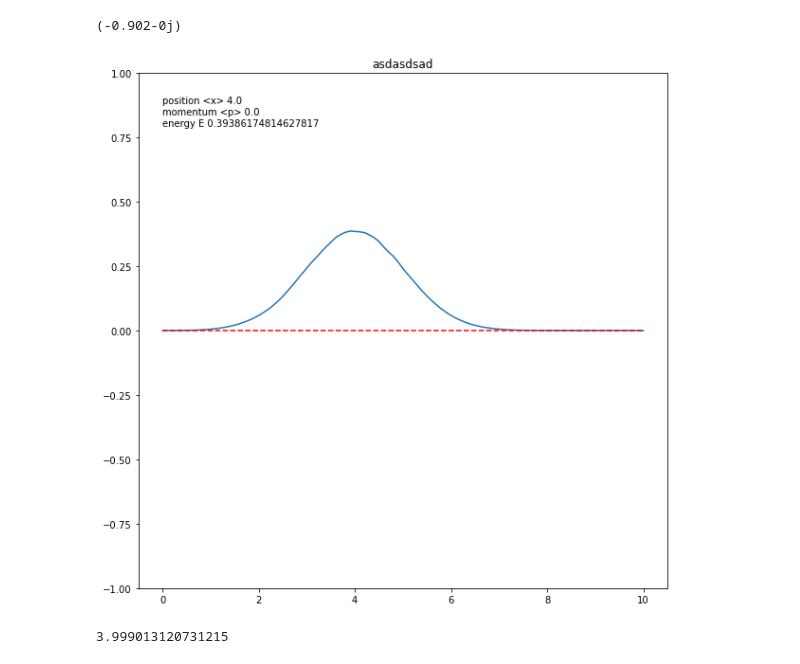
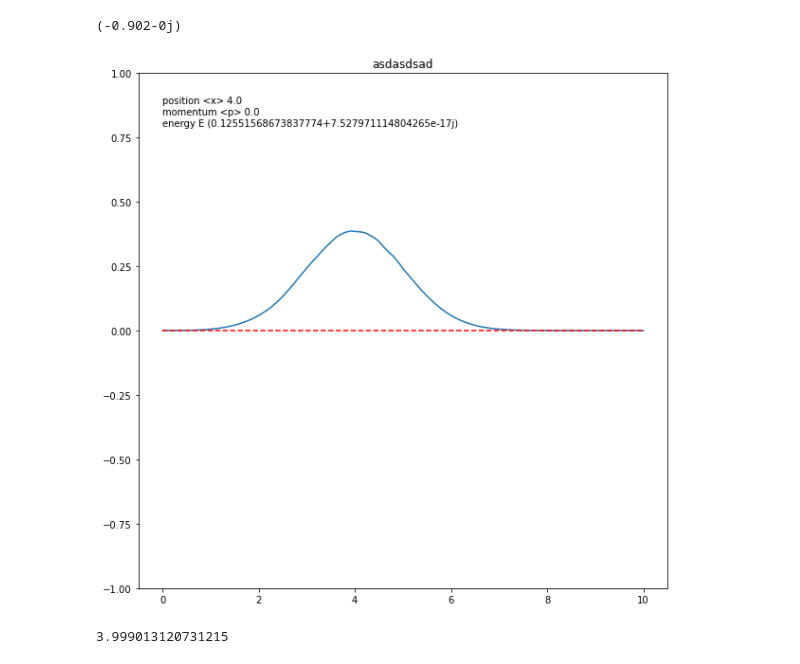
Before and after one commit to sushiTonpai/schrodinger, a Jupyter notebook: Time-dependent schrodinger in 1D.ipynb, the cells around one changed output. Saved outputs shown, nothing was run; the diff lists cells and outputs as text; code cells hidden in the pictures.

Commit message:
Fix energy

```diff
--- a/Time-dependent schrodinger in 1D.ipynb
+++ b/Time-dependent schrodinger in 1D.ipynb
@@ -229,7 +230,7 @@ import os
 psi_mm = psi_m00
 
 #calculate E
-E = get_e(psi_mm)
+# E = get_e(psi_mm)
 
 
 fig,ax = plt.subplots(figsize  = (10,10))
@@ -241,38 +242,38 @@ def text_pos(sframe):
     return f'position <x> {round(get_position(psi_mm[sframe,:]),3).real}'
 def text_momentum(sframe):
     return f'momentum <p> {round(get_momentum(psi_mm[sframe,:]),3).real}'
-def text_energy():
-    return f'energy E {E}'
-txt = ax.text(0 , 0.85 ,f'{text_pos(0)} \n{text_momentum(0)} \n{text_energy()}', ha='left', va='center', fontsize=10, color="black")
+def text_energy(sframe):
+    return f'energy E {get_e(psi_mm[sframe,:],V0)}'
+txt = ax.text(0 , 0.85 ,f'{text_pos(0)} \n{text_momentum(0)} \n{text_energy(0)}', ha='left', va='center', fontsize=10, color="black")
 plt.title(title)
 plt.ylim(-1,1)
 
 # function update 1d wave over time
 def update(frame):
     line.set_ydata(density(psi_mm[50 * frame,:]))
-    txt.set_text(f'{text_pos(50*frame)} \n{text_momentum(50*frame)} \n{text_energy()}')
+    txt.set_text(f'{text_pos(50*frame)} \n{text_momentum(50*frame)} \n{text_energy(50 * frame)}')
     return line, txt,
 
 
 
 #number of frames
 nframes = len(psi_mm) // 50
 
 ani = FuncAnimation(fig,update, frames = nframes, interval = 1, blit = True)
 
 
 # save animation
 file_format = 'gif'
 file_name = f'1D TDSE v1 {title}'
 
 directory = '/Users/Admin/Desktop/senior/animation'
 output_file = os.path.join(directory, f'{file_name}.{file_format}')
 
 ani.save(output_file, writer='pillow', fps=15)
 
 plt.show()
 # %% [output]
-[figure, old version]
+[figure, new version]
 # %%
 # comparing Es
 get_e(psi_m01) / get_e(psi_m00)
```
Also changed, not shown: parts of 1 cell of this notebook.
